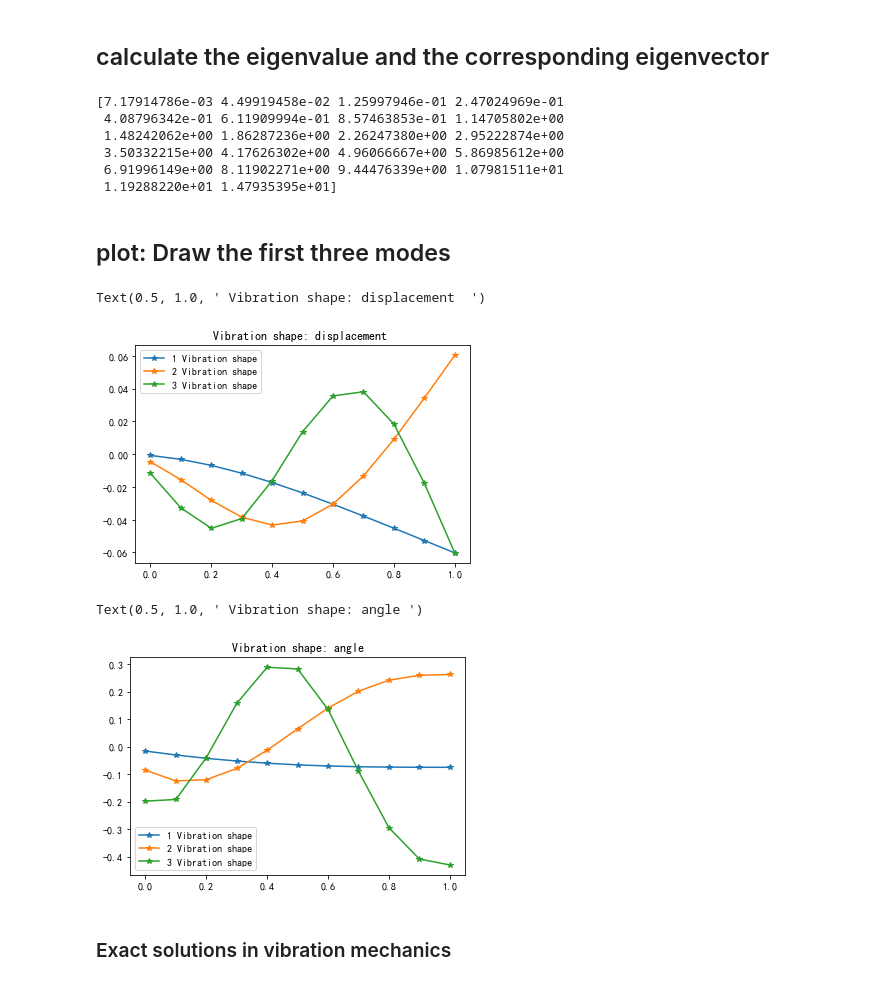
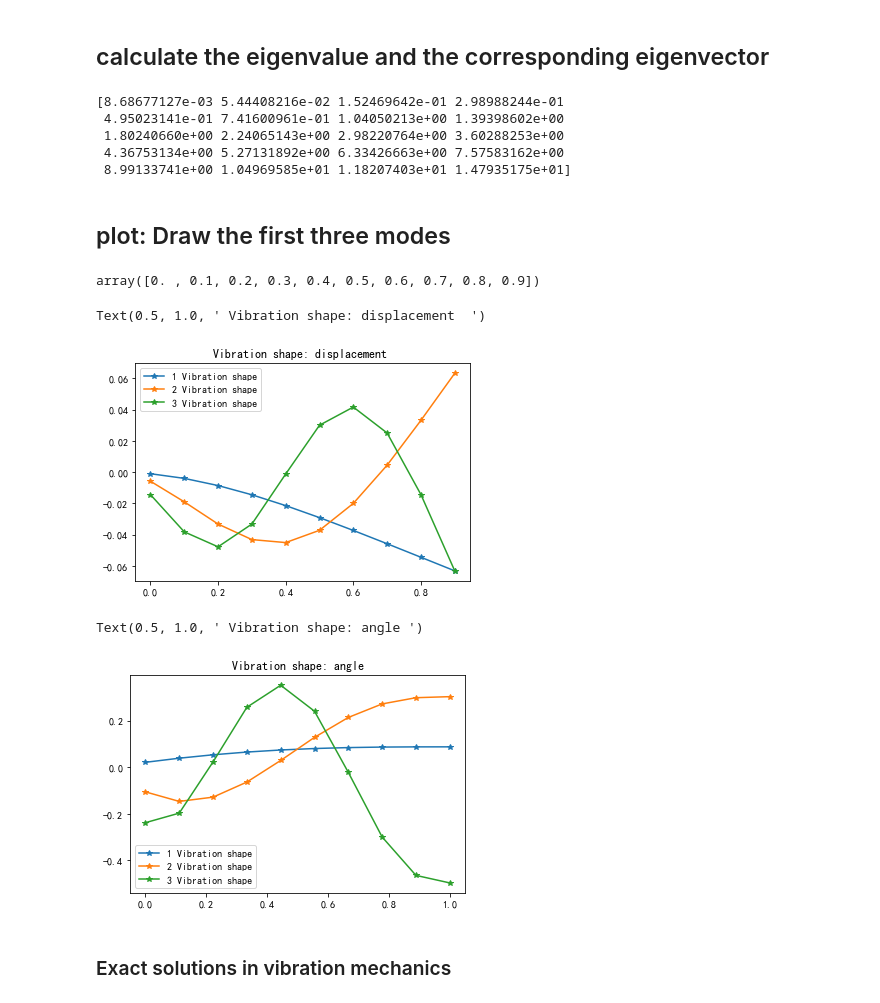
Before and after one commit to WindyLuf/Beam-Project, a Jupyter notebook: prapare.ipynb, the cells around one changed output. Drawn from its saved outputs; the diff is of its cells as text; code cells hidden in the pictures.

```diff
--- a/prapare.ipynb
+++ b/prapare.ipynb
@@ -36,7 +36,7 @@ u = 0.3         # Poisson's ratio
 I = 763*10**-11 # Moment of inertia
 Rho = 1000      # Material density
 cc = 0.2        # Damping coefficient
-q = 100         # Distribution force
+q = 10         # Distribution force
 t = np.linspace(0, 10, 101) # time series
 
 k = (E*I/l**3)*np.array([ [12,6*l,-12,6*l],                     # element Stiffness matrix
@@ -84,7 +84,8 @@ def beam_matrx_add(num_elems):
     C_end = C[2:,2:]
     F_end = F[2:]
     return M_end , K_end ,C_end ,F_end , F
-M , K , C , F_end , F = beam_matrx_add( num_elems )
+
+M , K , C , F_end , F = beam_matrx_add( num ) # K.shape =(20, 20)
 # %% [markdown]
 ## calculate the eigenvalue and the corresponding eigenvector
 # %%
@@ -92,32 +93,35 @@
-omega = np.sqrt(omega_2)    # omega.shape = 22  # fai.shape = (22, 22)
+omega = np.sqrt(omega_2)    # omega.shape = 20 # fai.shape = (20, 20)
 print(omega)
 # %% [output]
-[7.17914786e-03 4.49919458e-02 1.25997946e-01 2.47024969e-01
- 4.08796342e-01 6.11909994e-01 8.57463853e-01 1.14705802e+00
- 1.48242062e+00 1.86287236e+00 2.26247380e+00 2.95222874e+00
- 3.50332215e+00 4.17626302e+00 4.96066667e+00 5.86985612e+00
- 6.91996149e+00 8.11902271e+00 9.44476339e+00 1.07981511e+01
- 1.19288220e+01 1.47935395e+01]
+[8.68677127e-03 5.44408216e-02 1.52469642e-01 2.98988244e-01
+ 4.95023141e-01 7.41600961e-01 1.04050213e+00 1.39398602e+00
+ 1.80240660e+00 2.24065143e+00 2.98220764e+00 3.60288253e+00
+ 4.36753134e+00 5.27131892e+00 6.33426663e+00 7.57583162e+00
+ 8.99133741e+00 1.04969585e+01 1.18207403e+01 1.47935175e+01]
 # %% [markdown]
 ## plot: Draw the first three modes
+# %%
+np.arange(0,1,0.1)
+# %% [output]
+array([0. , 0.1, 0.2, 0.3, 0.4, 0.5, 0.6, 0.7, 0.8, 0.9])
 # %%
-plt.plot(x,fai[::2, 0],label="1 Vibration shape",marker='*')
-plt.plot(x,-fai[::2,1],label="2 Vibration shape",marker='*')
-plt.plot(x,fai[::2, 2],label="3 Vibration shape",marker='*')
+plt.plot(np.arange(0,1,1/num),-fai[::2, 0],label="1 Vibration shape",marker='*')
+plt.plot(np.arange(0,1,1/num),-fai[::2,1],label="2 Vibration shape",marker='*')
+plt.plot(np.arange(0,1,1/num),fai[::2, 2],label="3 Vibration shape",marker='*')
 plt.legend()
 plt.title(" Vibration shape: displacement  ")
 # %% [output]
 Text(0.5, 1.0, ' Vibration shape: displacement  ')
-[figure, old version]
+[figure, new version]
 # %%
-plt.plot(x, fai[1:22:2,0],label="1 Vibration shape",marker='*')
-plt.plot(x,-fai[1:22:2,1],label="2 Vibration shape",marker='*')
-plt.plot(x, fai[1:22:2,2],label="3 Vibration shape",marker='*')
+plt.plot(np.linspace(0,1,num), fai[1:22:2,0],label="1 Vibration shape",marker='*')
+plt.plot(np.linspace(0,1,num),-fai[1:22:2,1],label="2 Vibration shape",marker='*')
+plt.plot(np.linspace(0,1,num), fai[1:22:2,2],label="3 Vibration shape",marker='*')
 plt.legend()
 plt.title(" Vibration shape: angle ")
 # %% [output]
 Text(0.5, 1.0, ' Vibration shape: angle ')
-[figure, old version]
+[figure, new version]
 # %% [markdown]
 ### Exact solutions in vibration mechanics
 # %%
```
Also changed, not shown: parts of 5 cells of this notebook, 2 other files.
